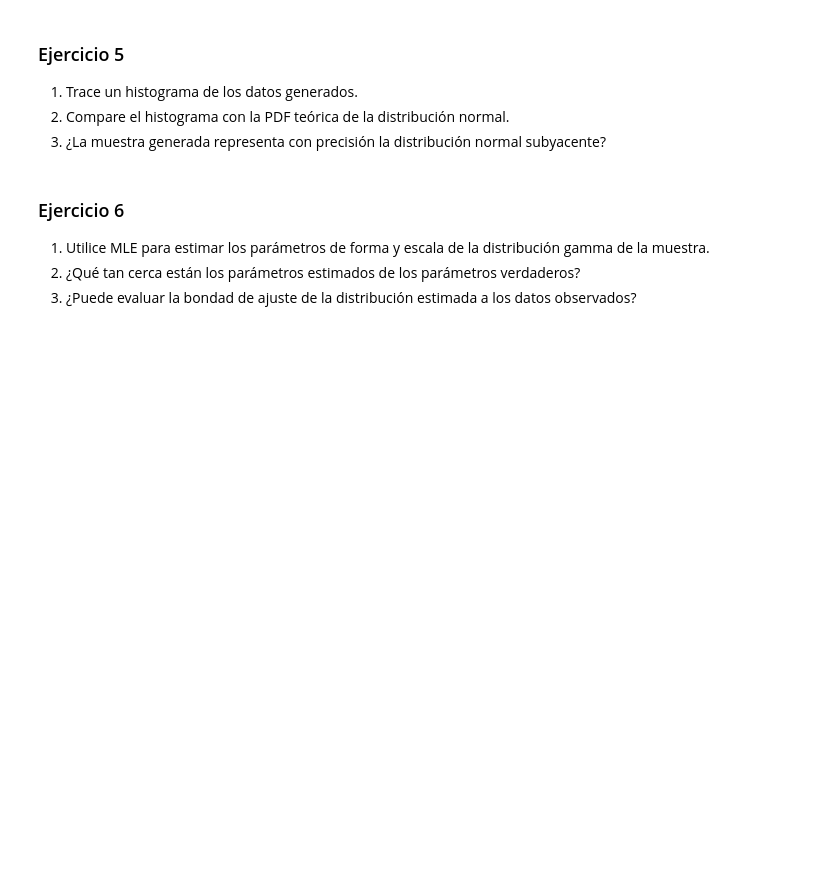
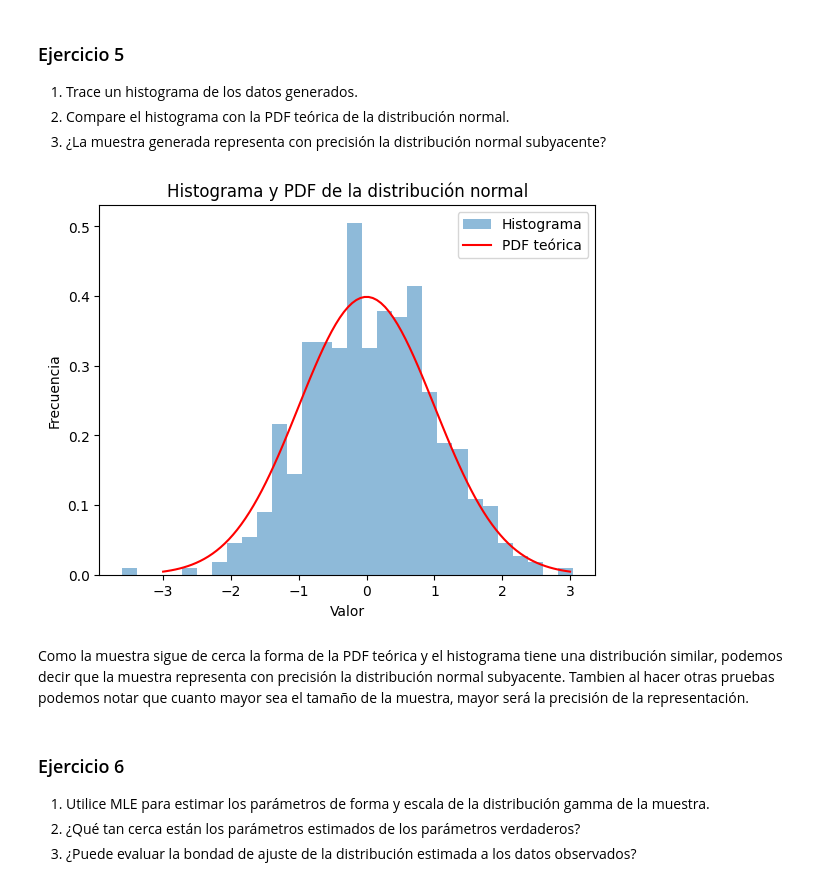
Before and after one commit to MaJu502/lab01_ModSim, a Jupyter notebook: lab1.ipynb, the cells around one changed output. Drawn from its saved outputs; the diff is of its cells as text; code cells hidden in the pictures; blank space fills up the shorter version.

```diff
--- a/lab1.ipynb
+++ b/lab1.ipynb
@@ -154,6 +154,33 @@ En cuanto a la varianza al tener el valor de 5.0635 que esta igual cerca de 5 lo
 1. Trace un histograma de los datos generados.
 2. Compare el histograma con la PDF teórica de la distribución normal.
 3. ¿La muestra generada representa con precisión la distribución normal subyacente?
+# %%
+import numpy as np
+import matplotlib.pyplot as plt
+from scipy.stats import norm
+
+aleatorios = np.random.rand(500)
+
+# Aplicar la transformación inversa para obtener valores de la distribución normal
+muestreo = norm.ppf(aleatorios)
+
+# Trazar el histograma de los datos generados
+plt.hist(muestreo, bins=30, density=True, alpha=0.5, label='Histograma')
+
+# Trazar la PDF teórica de la distribución normal
+x = np.linspace(-3, 3, 100)
+pdf = norm.pdf(x)  # Calcular la PDF
+plt.plot(x, pdf, 'r', label='PDF teórica')
+
+plt.xlabel("Valor")
+plt.ylabel("Frecuencia")
+plt.title("Histograma y PDF de la distribución normal")
+plt.legend()
+plt.show()
+# %% [output]
+[figure, added]
+# %% [markdown]
+Como la muestra sigue de cerca la forma de la PDF teórica y el histograma tiene una distribución similar, podemos decir que la muestra representa con precisión la distribución normal subyacente. Tambien al hacer otras pruebas podemos notar que cuanto mayor sea el tamaño de la muestra, mayor será la precisión de la representación.
 # %% [markdown]
 ### Ejercicio 6
 1. Utilice MLE para estimar los parámetros de forma y escala de la distribución gamma de la muestra.
```
Also changed, not shown: parts of 10 cells of this notebook.
